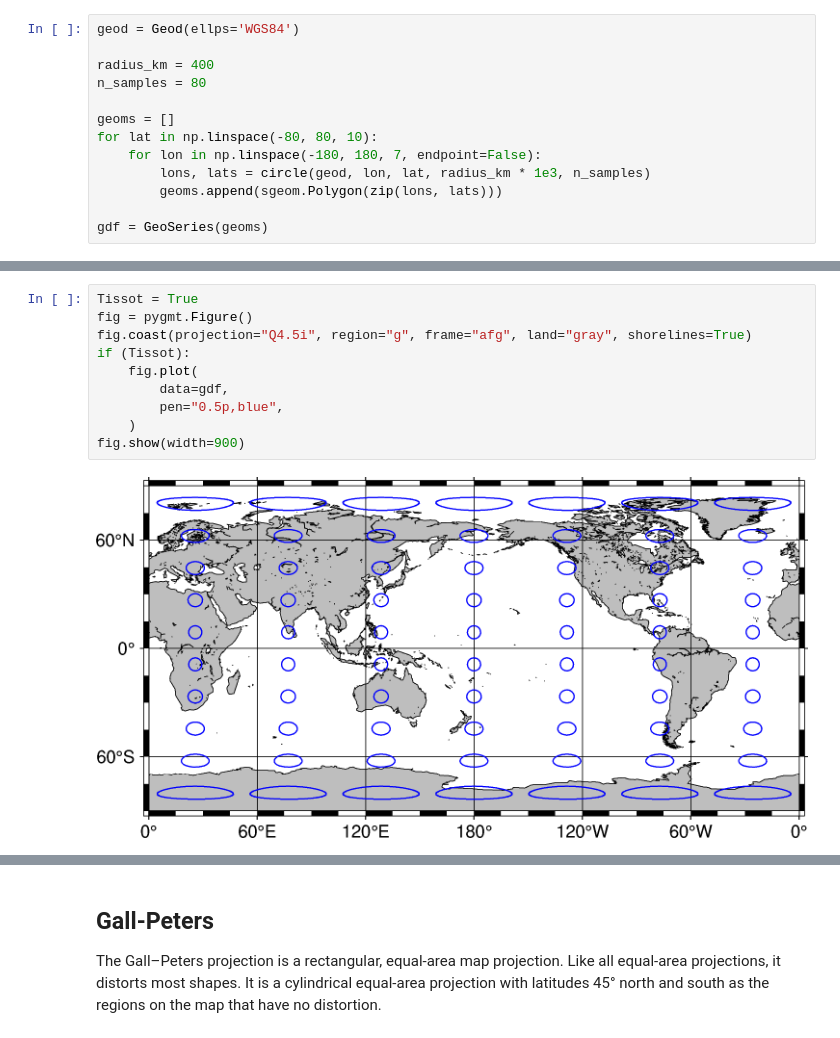
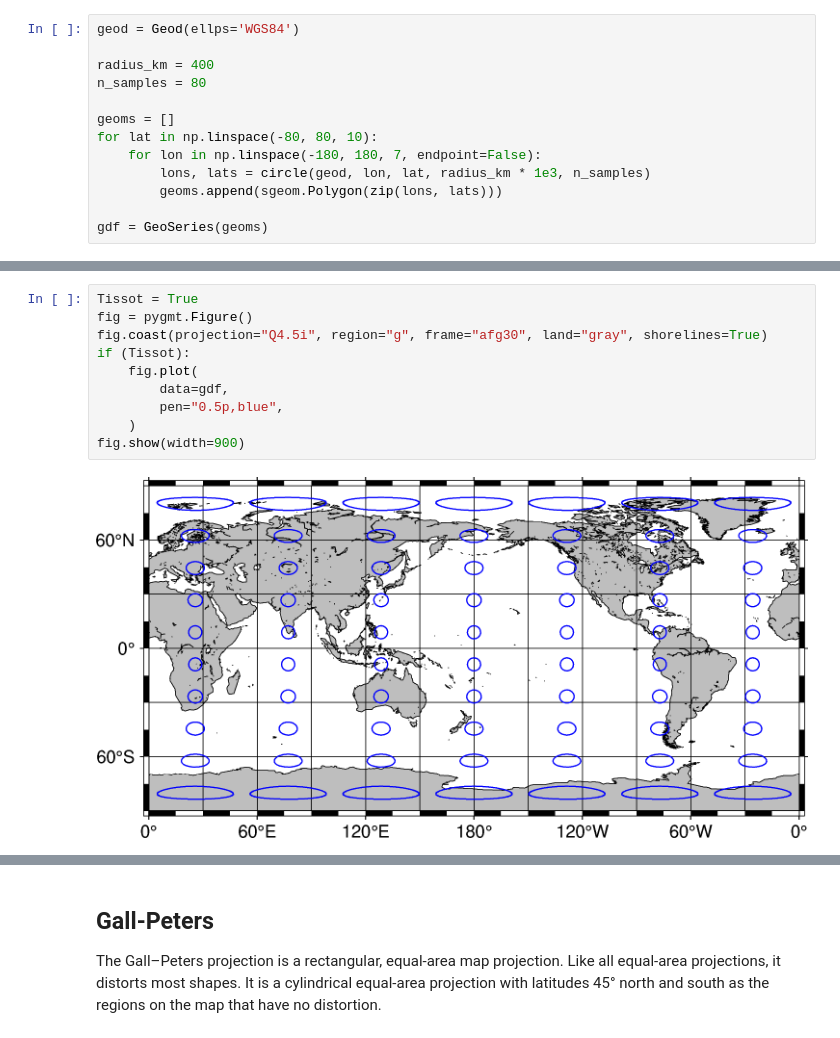
Before and after one commit to koulali/ceg2707, a Jupyter notebook: ceg2707_maps.ipynb, the cells around one changed output, grey strips where cells are left out. Drawn from its saved outputs; the diff is of its cells as text.

```diff
--- a/ceg2707_maps.ipynb
+++ b/ceg2707_maps.ipynb
@@ -54,13 +61,13 @@ Known also as Plate Carrée projection, is a simple map projection attributed to
 # %%
 Tissot = True
 fig = pygmt.Figure()
-fig.coast(projection="Q4.5i", region="g", frame="afg", land="gray", shorelines=True)
+fig.coast(projection="Q4.5i", region="g", frame="afg30", land="gray", shorelines=True)
 if (Tissot):
     fig.plot(
         data=gdf,
         pen="0.5p,blue",
     )
 fig.show(width=900)
 # %% [output]
-[figure, old version]
+[figure, new version]
 # %% [markdown]
```
Also changed, not shown: parts of 14 cells of this notebook.
